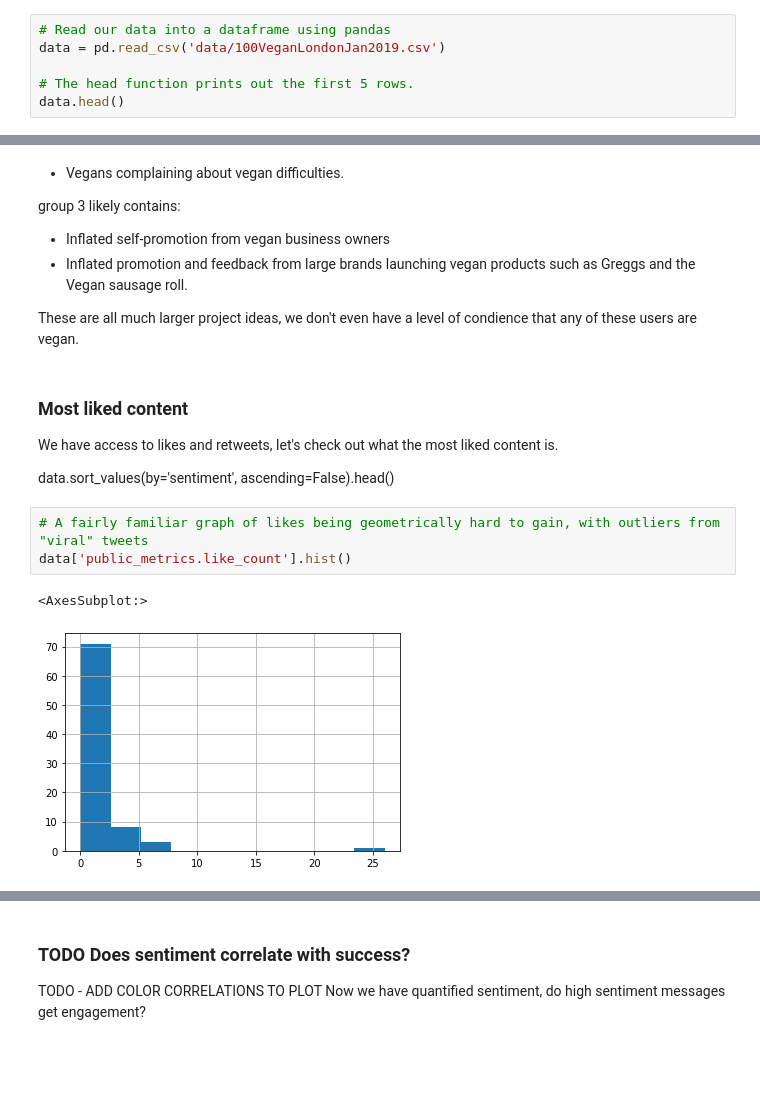
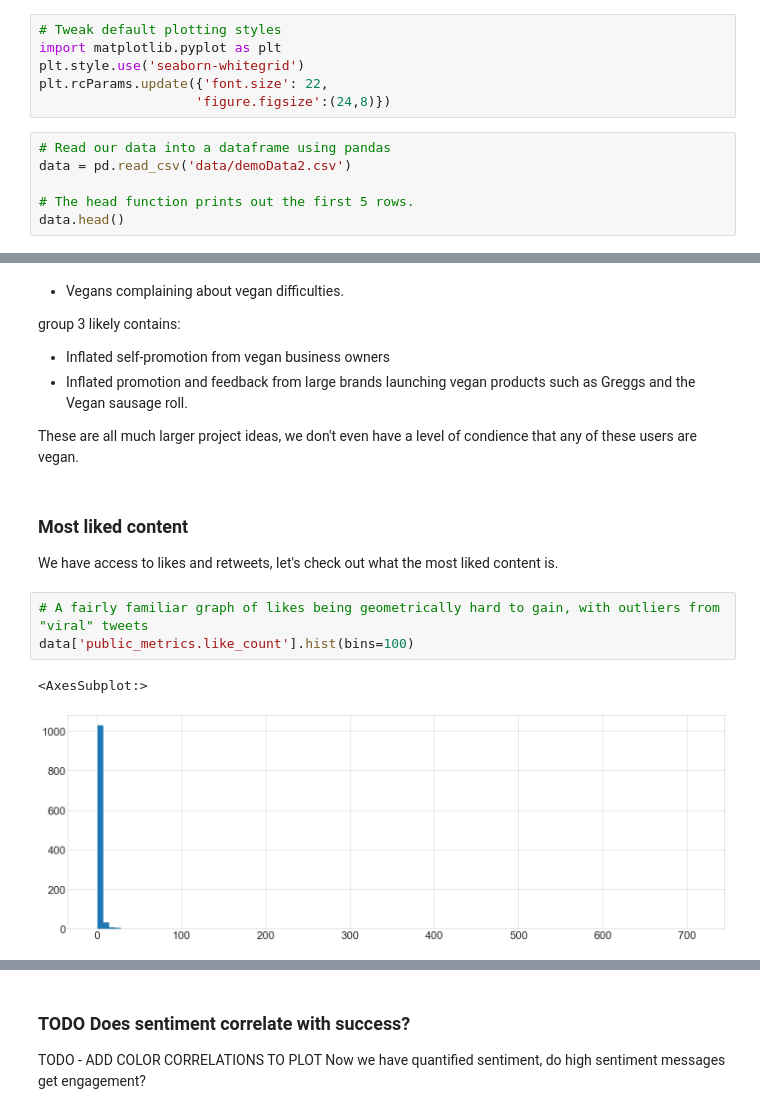
Before and after one commit to UKDataServiceOpen/working-with-twitter-data, a Jupyter notebook: TidyingDemo.ipynb, the cells around one changed output, grey strips where cells are left out. Saved outputs shown, nothing was run; the diff lists cells and outputs as text; blank space fills up the shorter version.

```diff
--- a/TidyingDemo.ipynb
+++ b/TidyingDemo.ipynb
@@ -13,9 +12,15 @@ We will be using the 100 Vegan Tweets from "Veganuary" 2019. So let's import som
 # %%
 import pandas as pd # Our data manipulation library
 import numpy as np # Support for matrices, and other table-like shapes
+# %%
+# Tweak default plotting styles
+import matplotlib.pyplot as plt
+plt.style.use('seaborn-whitegrid')
+plt.rcParams.update({'font.size': 22,
+                    'figure.figsize':(24,8)})
 # %%
 # Read our data into a dataframe using pandas
-data = pd.read_csv('data/100VeganLondonJan2019.csv')
+data = pd.read_csv('data/demoData2.csv')
 
 # The head function prints out the first 5 rows.
 data.head()
@@ -400,13 +371,11 @@ These are all much larger project ideas, we don't even have a level of condience
 # %% [markdown]
 ### Most liked content
 We have access to likes and retweets, let's check out what the most liked content is.
-
-data.sort_values(by='sentiment', ascending=False).head()
 # %%
 # A fairly familiar graph of likes being geometrically hard to gain, with outliers from "viral" tweets
-data['public_metrics.like_count'].hist()
+data['public_metrics.like_count'].hist(bins=100)
 # %% [output]
 <AxesSubplot:>
-[figure, old version]
+[figure, new version]
 # %%
 # And we see similar with retweets, even harder to come by as an echo of messaging rather than approval.
```
Also changed, not shown: parts of 41 cells of this notebook, 10 other files.
